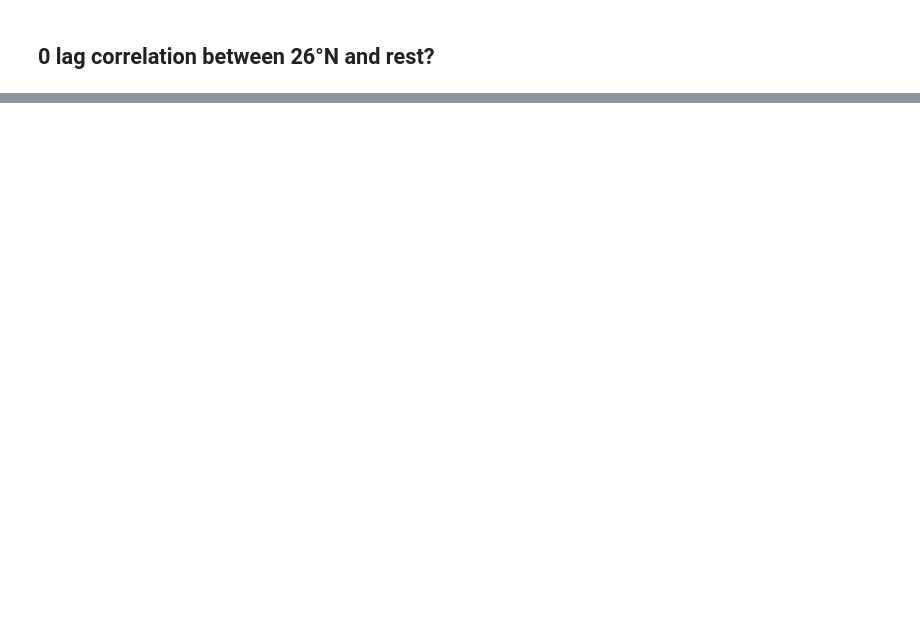
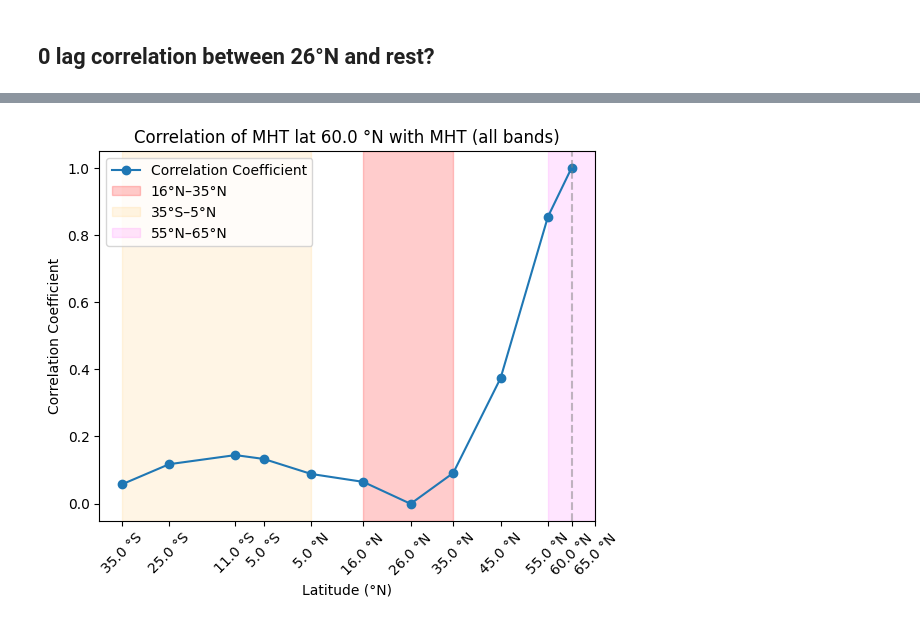
Before and after one commit to lea-dietz/masterthesis, a Jupyter notebook: coding/calafat_data.ipynb, the cells around one changed output, grey strips where cells are left out. Drawn from its saved outputs; the diff is of its cells as text; code cells hidden in the pictures; blank space fills up the shorter version.

```diff
--- a/coding/calafat_data.ipynb
+++ b/coding/calafat_data.ipynb
@@ -326,0 +377,11 @@ Correlation between 26°N and 35°S: 0.08
+# %%
+# mht_25S = MHT_selection(ds, one_band_sel=True, lat=-25)["MHT_lat"]
+# corr_25S_all = zero_lag_corr(mht_25S, mht, plot=True, savefig=True)
+
+# mht_35S = MHT_selection(ds, one_band_sel=True, lat=-35)["MHT_lat"]
+# corr_35S_all = zero_lag_corr(mht_35S, mht, plot=True, savefig=True)
+
+mht_60 = MHT_selection(ds, one_band_sel=True, lat=60)["MHT_lat"]
+corr_60_all = zero_lag_corr(mht_60, mht, plot=True, savefig=False, polar_band=True)
+# %% [output]
+[figure, added]
```
Also changed, not shown: parts of 13 cells of this notebook, 6 other files.
